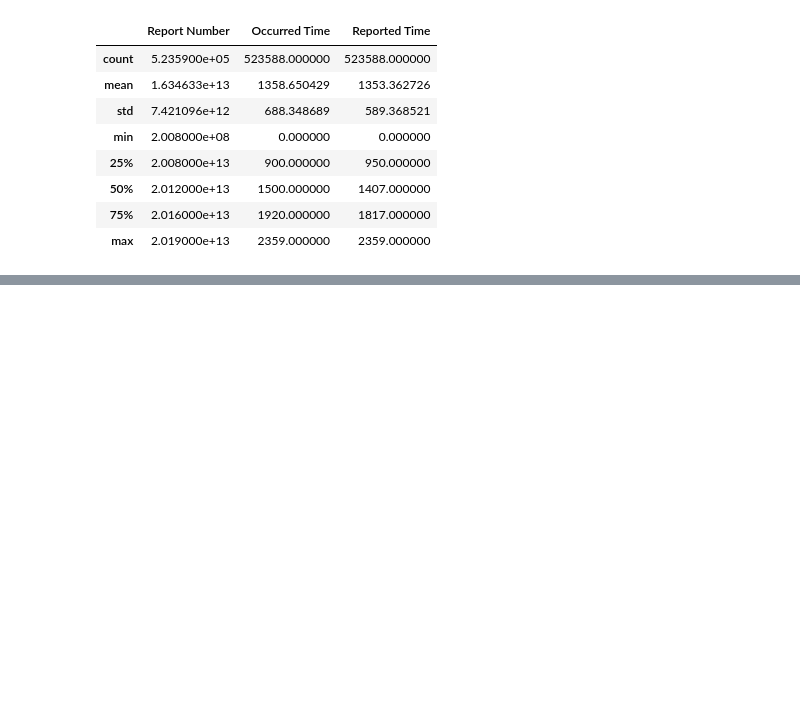
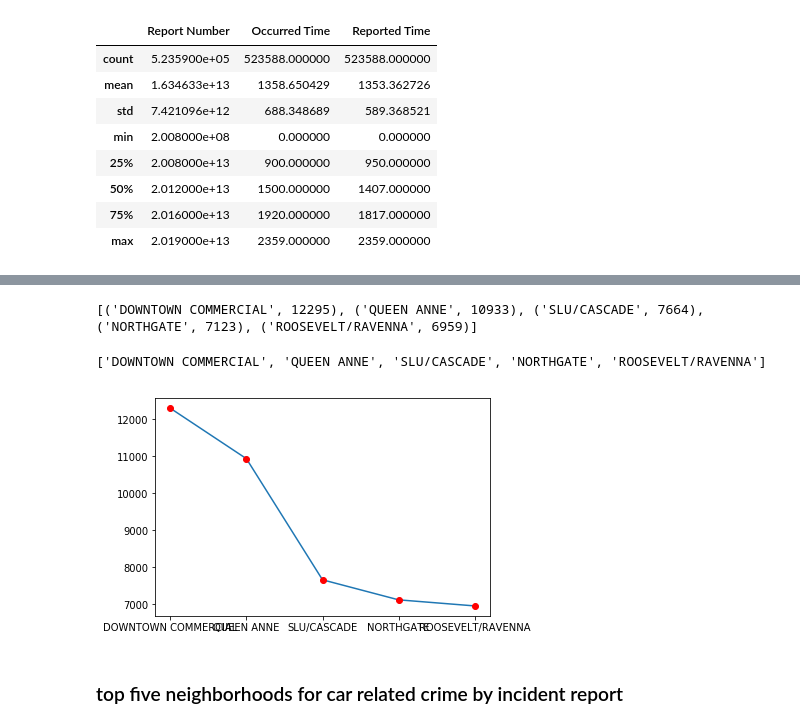
Before and after one commit to jamiejamiebobamie/data_science_play, a Jupyter notebook: spd_102_takeHome/takeHome_seattle_crime.ipynb, the cells around one changed output, grey strips where cells are left out. Saved outputs shown, nothing was run; the diff lists cells and outputs as text; code cells hidden in the pictures; blank space fills up the shorter version.

```diff
--- a/spd_102_takeHome/takeHome_seattle_crime.ipynb
+++ b/spd_102_takeHome/takeHome_seattle_crime.ipynb
@@ -45,0 +237,2 @@ seattle_CRIME_df['Crime Subcategory'].count()
+# %%
+histogramOfCarProwlsByNeighborhood = Counter(carprowl_df['Neighborhood'])
@@ -45,0 +259,29 @@ seattle_CRIME_df['Crime Subcategory'].count()
+# %%
+carProwl_keys_lookup = list(histogramOfCarProwlsByNeighborhood.keys())
+carProwl_values_lookup = list(histogramOfCarProwlsByNeighborhood.values())
+
+LOOKUP = {}
+for i, value in enumerate(carProwl_values_lookup):
+    LOOKUP[value] = carProwl_keys_lookup[i]
+# %%
+neighborhoods_for_carProwling = heapq.nlargest(5,carProwl_values_lookup)
+# %%
+top_five_neighborhoods = []
+for amount in neighborhoods_for_carProwling:
+    top_five_neighborhoods.append((LOOKUP[amount], amount))
+print(top_five_neighborhoods)
+# %% [output]
+[('DOWNTOWN COMMERCIAL', 12295), ('QUEEN ANNE', 10933), ('SLU/CASCADE', 7664), ('NORTHGATE', 7123), ('ROOSEVELT/RAVENNA', 6959)]
+# %%
+x_val = [x[0] for x in top_five_neighborhoods]
+y_val = [x[1] for x in top_five_neighborhoods]
+
+print(x_val)
+plt.plot(x_val,y_val)
+plt.plot(x_val,y_val,'or')
+plt.show()
+# %% [output]
+['DOWNTOWN COMMERCIAL', 'QUEEN ANNE', 'SLU/CASCADE', 'NORTHGATE', 'ROOSEVELT/RAVENNA']
+[figure, added]
+# %% [markdown]
+### top five neighborhoods for car related crime by incident report
```
Also changed, not shown: parts of 53 cells of this notebook.
